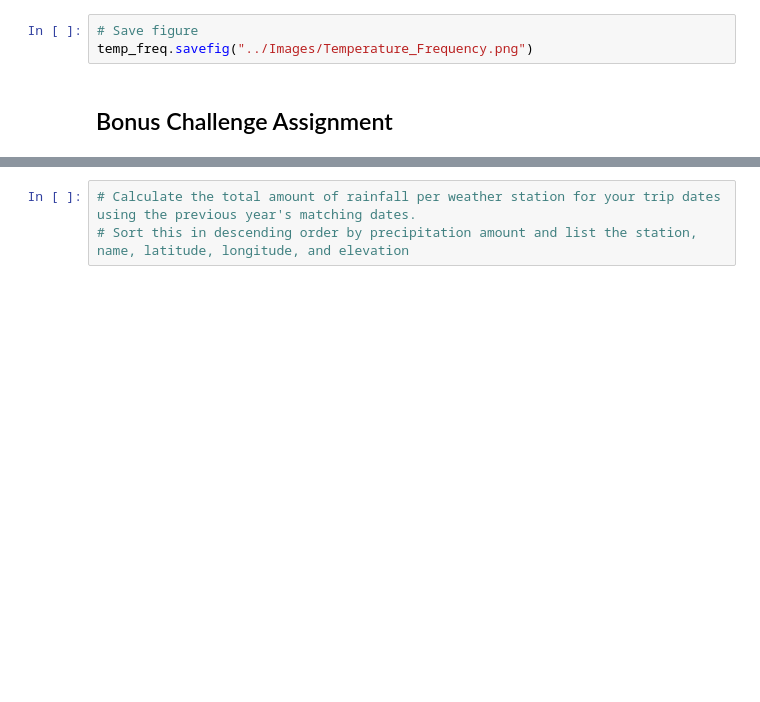
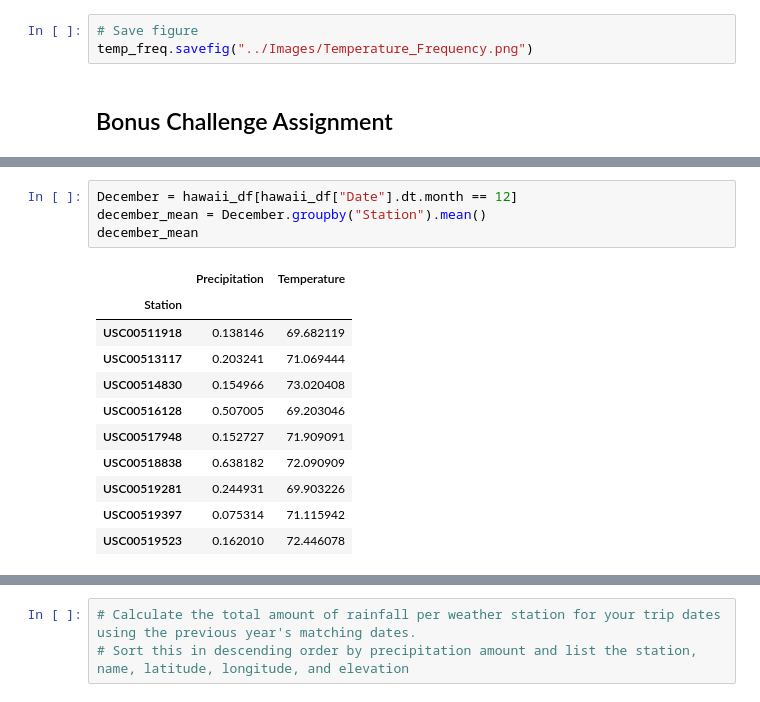
Before and after one commit to Rob-Ottogalli/sqlalchemy-challenge, a Jupyter notebook: Code/climate_starter_Robert_Ottogalli.ipynb, the cells around one changed output, grey strips where cells are left out. Cells and saved outputs as stored; diff of their text form; blank space fills up the shorter version.

```diff
--- a/Code/climate_starter_Robert_Ottogalli.ipynb
+++ b/Code/climate_starter_Robert_Ottogalli.ipynb
@@ -306,0 +352,16 @@ temp_freq.savefig("../Images/Temperature_Frequency.png")
+# %%
+December = hawaii_df[hawaii_df["Date"].dt.month == 12]
+december_mean = December.groupby("Station").mean()
+december_mean
+# %% [output]
+|  | Precipitation | Temperature |
+| Station |  |  |
+| USC00511918 | 0.138146 | 69.682119 |
+| USC00513117 | 0.203241 | 71.069444 |
+| USC00514830 | 0.154966 | 73.020408 |
+| USC00516128 | 0.507005 | 69.203046 |
+| USC00517948 | 0.152727 | 71.909091 |
+| USC00518838 | 0.638182 | 72.090909 |
+| USC00519281 | 0.244931 | 69.903226 |
+| USC00519397 | 0.075314 | 71.115942 |
+| USC00519523 | 0.162010 | 72.446078 |
```
Also changed, not shown: parts of 15 cells of this notebook, 2 other files.
